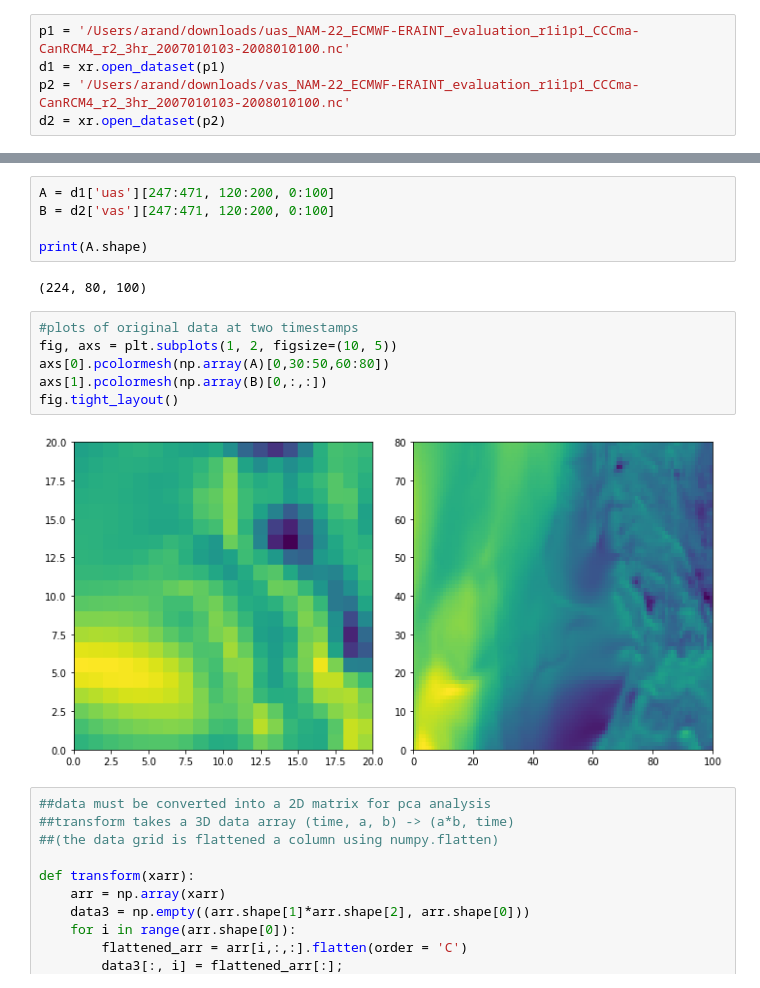
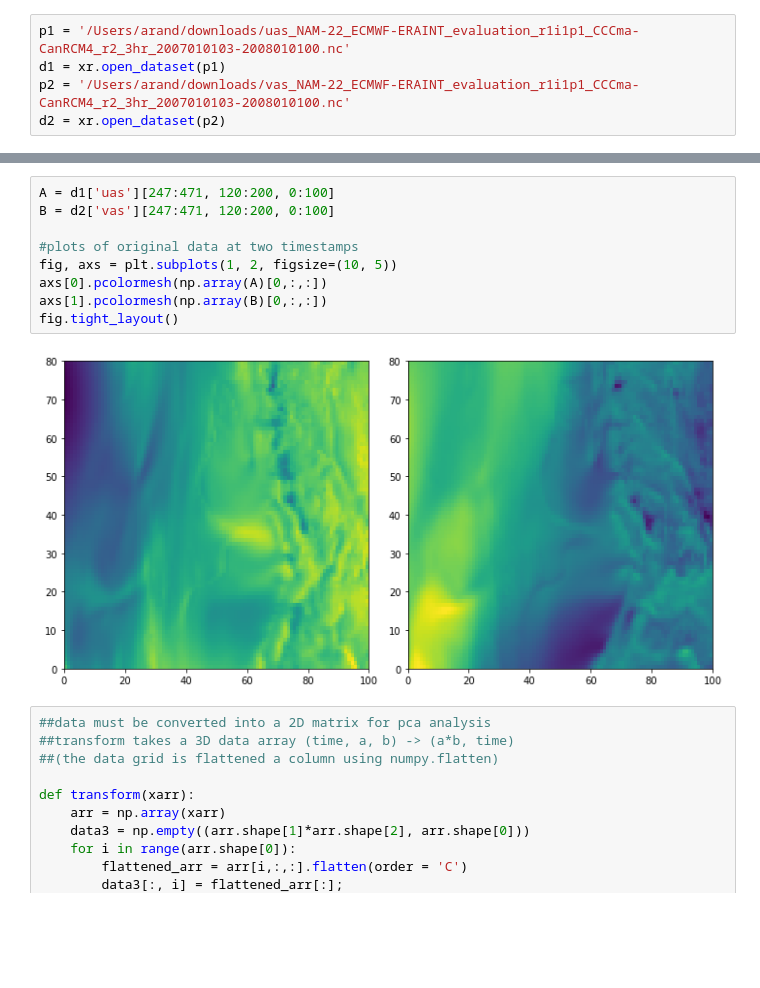
Before and after one commit to UBC-MOAD/analysis-armaan, a Jupyter notebook: notebooks/windPCA2.ipynb, the cells around one changed output, grey strips where cells are left out. Drawn from its saved outputs; the diff is of its cells as text; blank space fills up the shorter version.

```diff
--- a/notebooks/windPCA2.ipynb
+++ b/notebooks/windPCA2.ipynb
@@ -33,21 +33,17 @@ Attributes:
     units:          m s-1
     cell_methods:   time:mean (interval:600 seconds)
     grid_mapping:   rotated_pole
-# %%
-A = d1['uas'][247:471, 120:200, 0:100]
-B = d2['vas'][247:471, 120:200, 0:100]
-
-print(A.shape)
-# %% [output]
-(224, 80, 100)
 # %%
+A = d1['uas'][247:471, 120:200, 0:100]
+B = d2['vas'][247:471, 120:200, 0:100]
+
 #plots of original data at two timestamps
 fig, axs = plt.subplots(1, 2, figsize=(10, 5))
-axs[0].pcolormesh(np.array(A)[0,30:50,60:80])
+axs[0].pcolormesh(np.array(A)[0,:,:])
 axs[1].pcolormesh(np.array(B)[0,:,:])
 fig.tight_layout()
 # %% [output]
-[figure, old version]
+[figure, new version]
 # %%
 ##data must be converted into a 2D matrix for pca analysis
 ##transform takes a 3D data array (time, a, b) -> (a*b, time)
```
Also changed, not shown: parts of 18 cells of this notebook.
